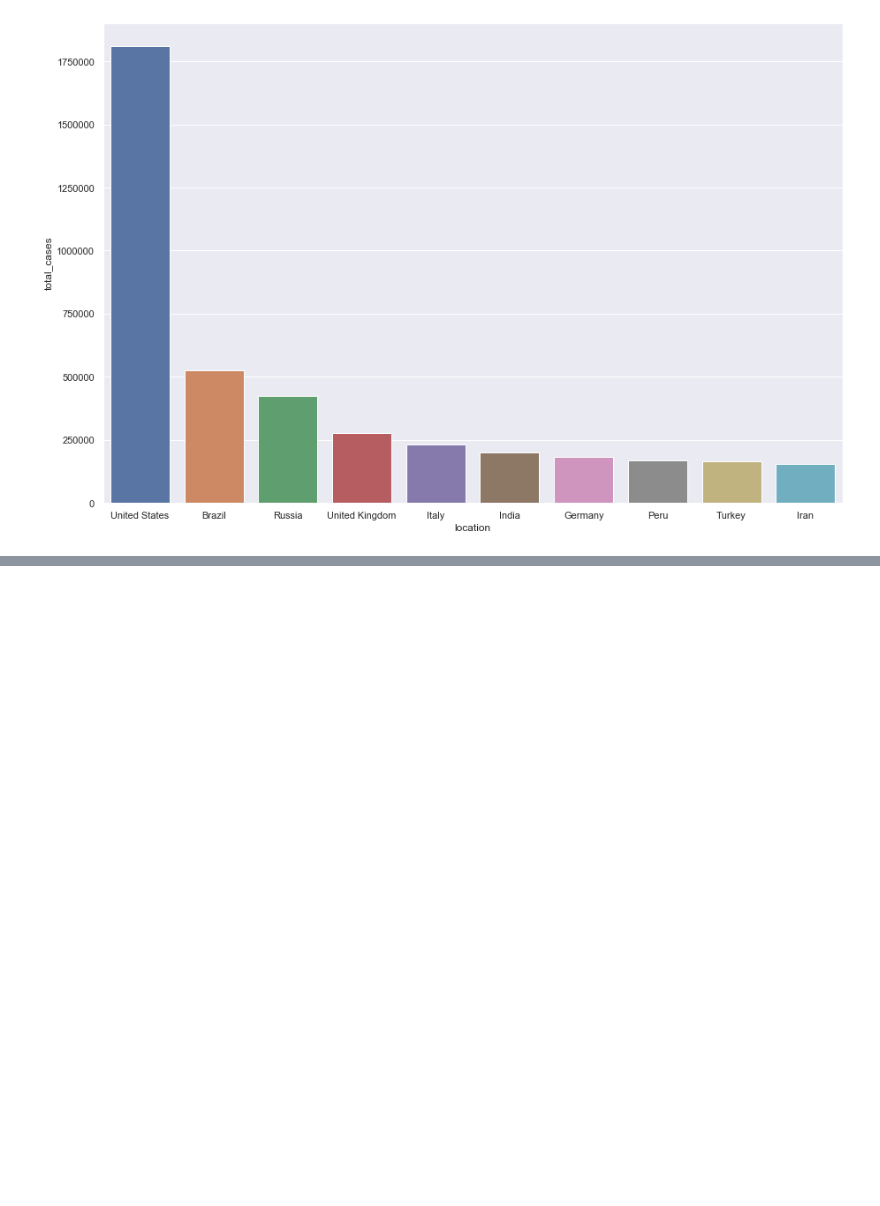
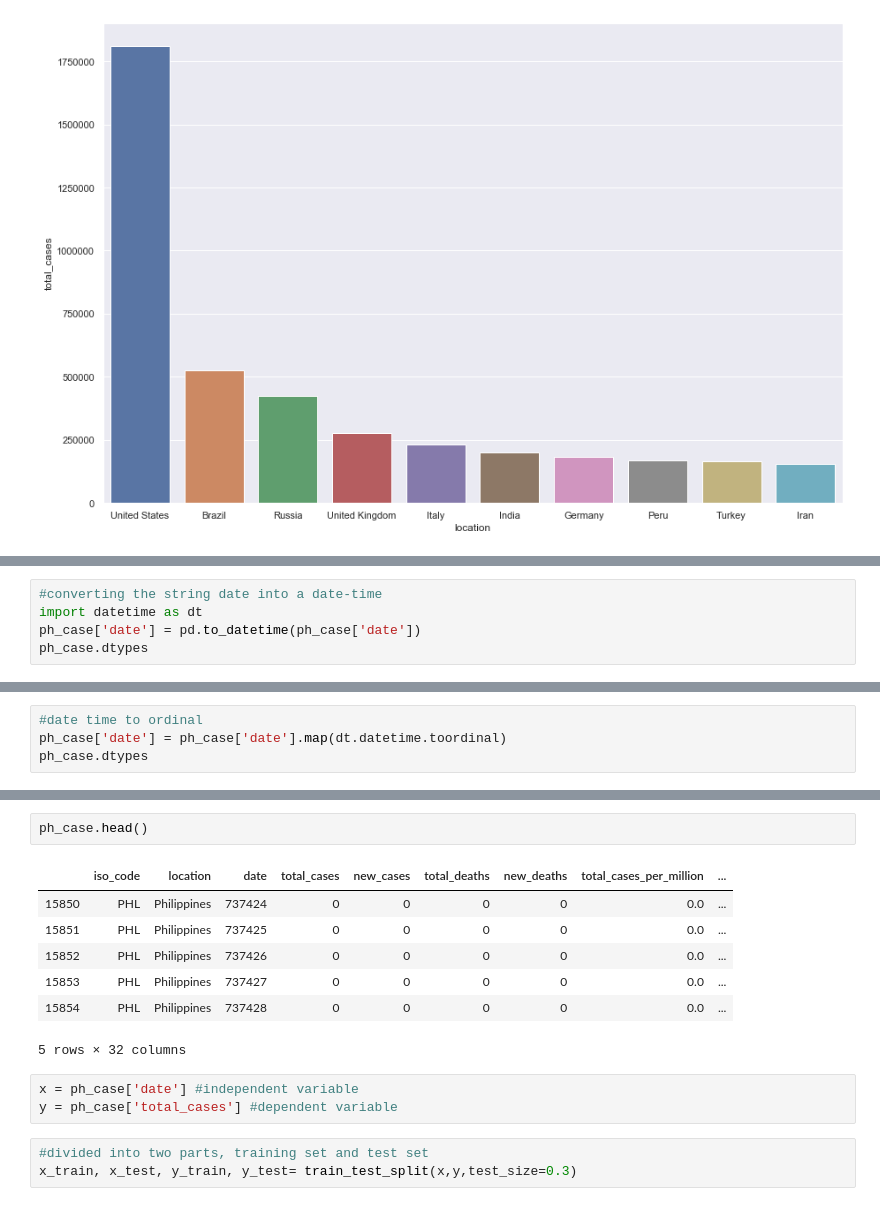
Before and after one commit to AxelAlba/Covid-19-Prediction, a Jupyter notebook: covid.ipynb, the cells around one changed output, grey strips where cells are left out. Drawn from its saved outputs; the diff is of its cells as text; blank space fills up the shorter version.

```diff
--- a/covid.ipynb
+++ b/covid.ipynb
@@ -252,0 +264,5 @@ plt.show()
+# %%
+#converting the string date into a date-time
+import datetime as dt
+ph_case['date'] = pd.to_datetime(ph_case['date'])
+ph_case.dtypes
@@ -252,0 +287,4 @@ plt.show()
+# %%
+#date time to ordinal
+ph_case['date'] = ph_case['date'].map(dt.datetime.toordinal)
+ph_case.dtypes
@@ -252,0 +309,16 @@ plt.show()
+# %%
+ph_case.head()
+# %% [output]
+|  | iso_code | location | date | total_cases | new_cases | total_deaths | new_deaths | total_cases_per_million | ... |
+| 15850 | PHL | Philippines | 737424 | 0 | 0 | 0 | 0 | 0.0 | ... |
+| 15851 | PHL | Philippines | 737425 | 0 | 0 | 0 | 0 | 0.0 | ... |
+| 15852 | PHL | Philippines | 737426 | 0 | 0 | 0 | 0 | 0.0 | ... |
+| 15853 | PHL | Philippines | 737427 | 0 | 0 | 0 | 0 | 0.0 | ... |
+| 15854 | PHL | Philippines | 737428 | 0 | 0 | 0 | 0 | 0.0 | ... |
+5 rows × 32 columns
+# %%
+x = ph_case['date'] #independent variable
+y = ph_case['total_cases'] #dependent variable
+# %%
+#divided into two parts, training set and test set
+x_train, x_test, y_train, y_test= train_test_split(x,y,test_size=0.3)
```
Also changed, not shown: parts of 14 cells of this notebook.
